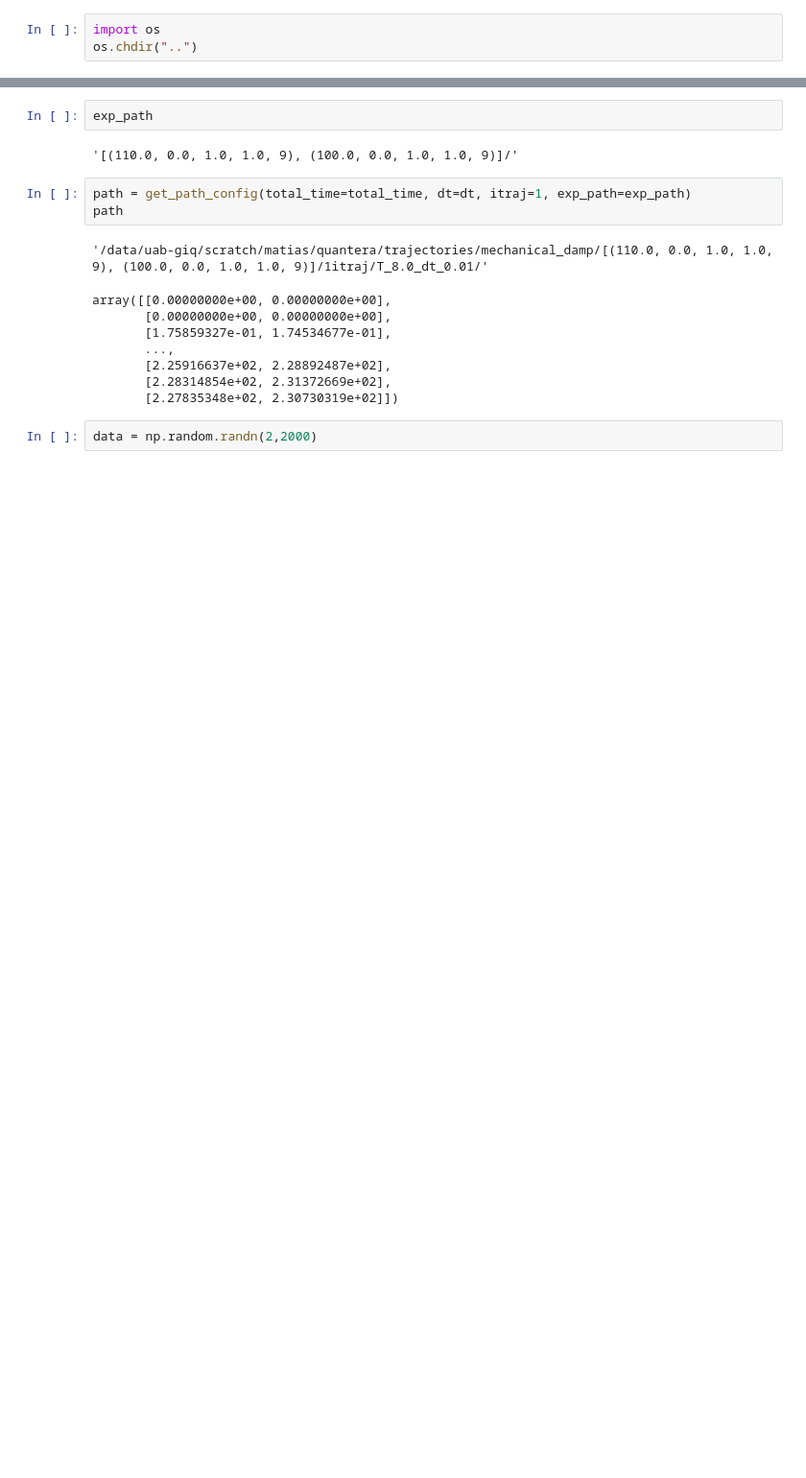
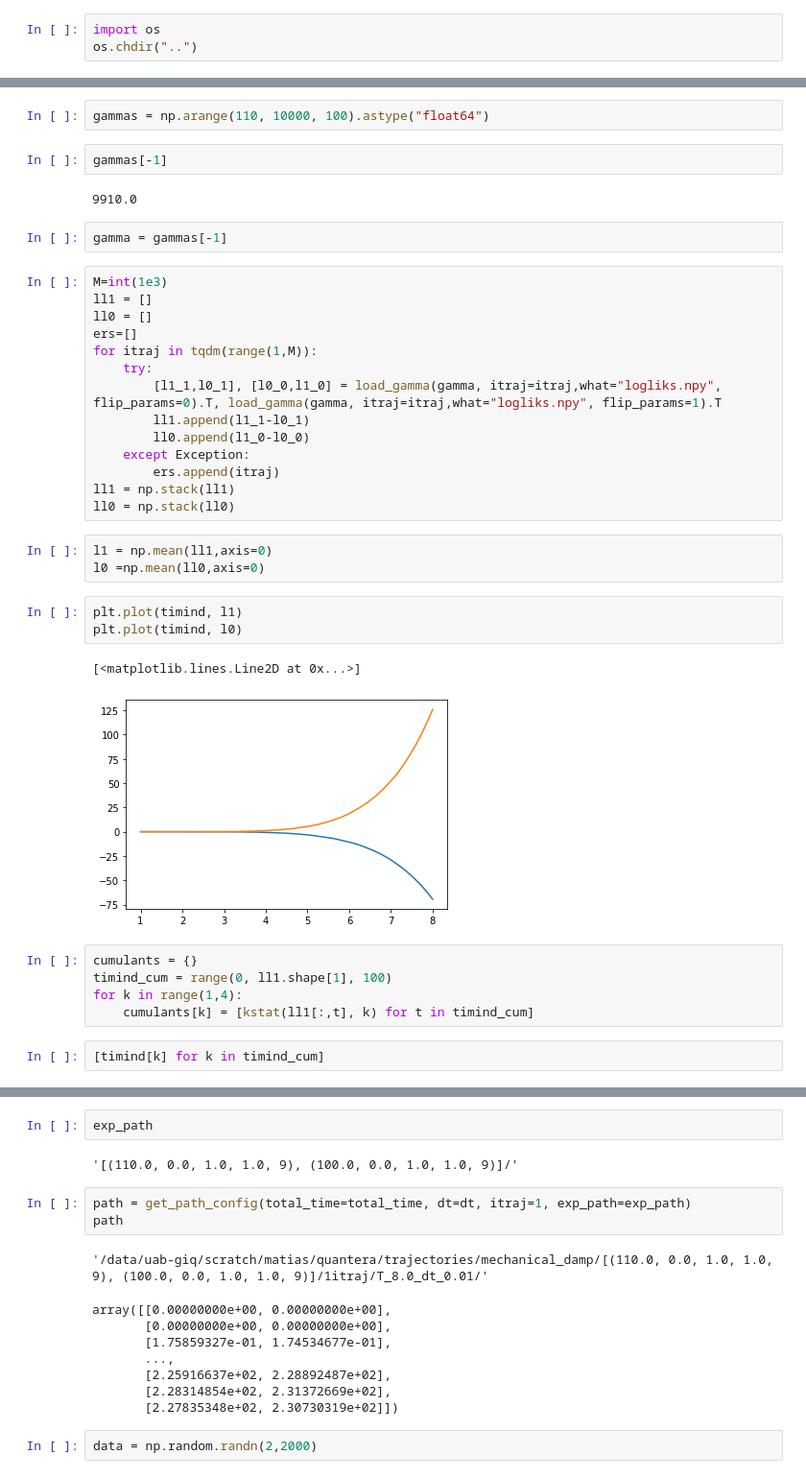
Before and after one commit to matibilkis/cdisc, a Jupyter notebook: analysis/load_plot.ipynb, the cells around one changed output, grey strips where cells are left out. Shown at 96% size. Drawn from its saved outputs; the diff is of its cells as text; blank space fills up the shorter version.

```diff
--- a/analysis/load_plot.ipynb
+++ b/analysis/load_plot.ipynb
@@ -24,3 +31,41 @@ def load_gamma(gamma, itraj, what="logliks.npy"):
     exp_path = str(params)+"/"
     l =load_data(exp_path=exp_path, itraj=itraj, total_time=8., dt=01e-5, what=what)
     return l
+# %%
+gammas = np.arange(110, 10000, 100).astype("float64")
+# %%
+gammas[-1]
+# %% [output]
+9910.0
+# %%
+gamma = gammas[-1]
+# %%
+M=int(1e3)
+ll1 = []
+ll0 = []
+ers=[]
+for itraj in tqdm(range(1,M)):
+    try:
+        [l1_1,l0_1], [l0_0,l1_0] = load_gamma(gamma, itraj=itraj,what="logliks.npy", flip_params=0).T, load_gamma(gamma, itraj=itraj,what="logliks.npy", flip_params=1).T
+        ll1.append(l1_1-l0_1)
+        ll0.append(l1_0-l0_0)
+    except Exception:
+        ers.append(itraj)
+ll1 = np.stack(ll1)
+ll0 = np.stack(ll0)
+# %%
+l1 = np.mean(ll1,axis=0)
+l0 =np.mean(ll0,axis=0)
+# %%
+plt.plot(timind, l1)
+plt.plot(timind, l0)
+# %% [output]
+[<matplotlib.lines.Line2D at 0x...>]
+[figure, added]
+# %%
+cumulants = {}
+timind_cum = range(0, ll1.shape[1], 100)
+for k in range(1,4):
+    cumulants[k] = [kstat(ll1[:,t], k) for t in timind_cum]
+# %%
+[timind[k] for k in timind_cum]
```
Also changed, not shown: parts of 10 cells of this notebook, 1 other file.
